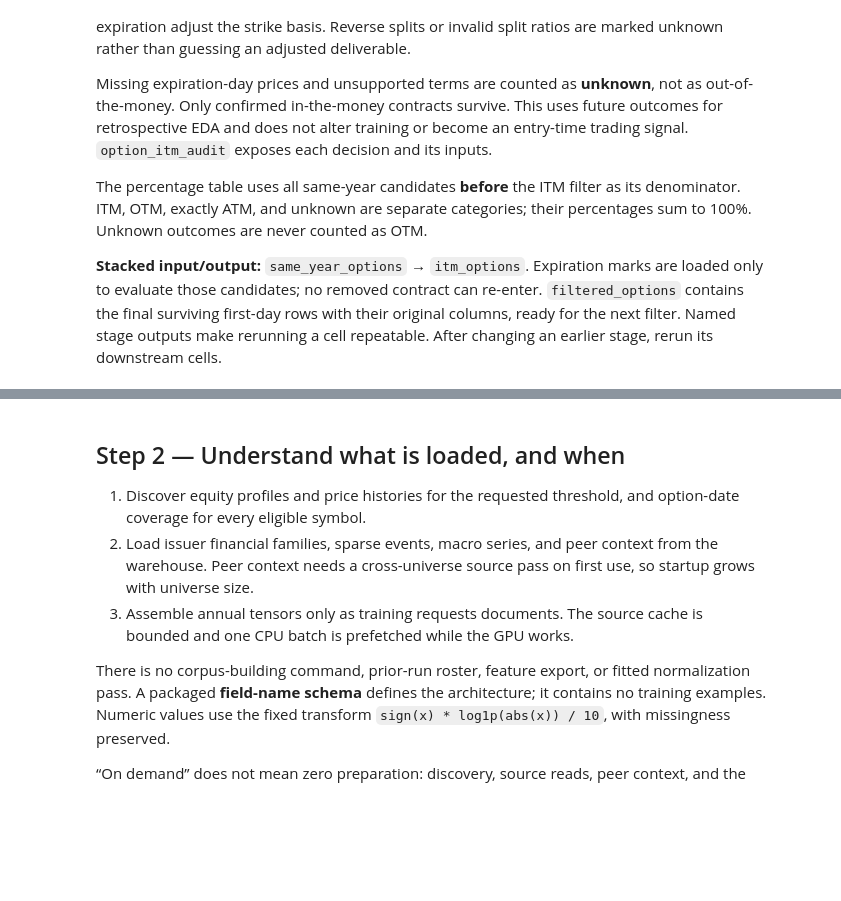
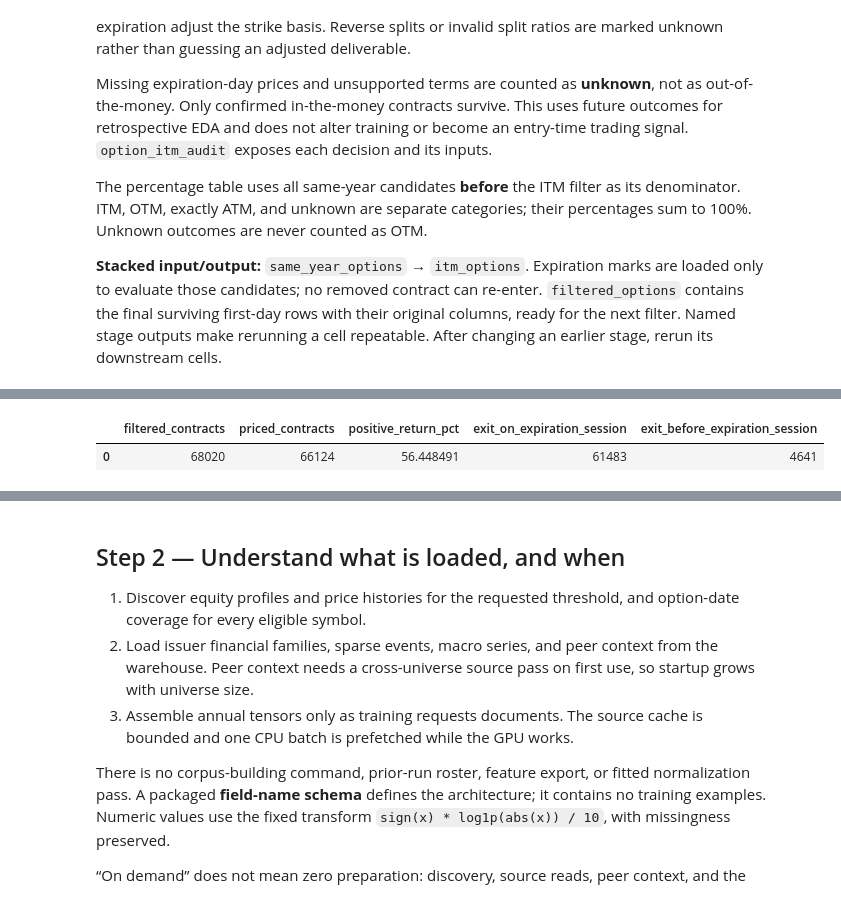
Before and after one commit to quantarb/quant-orchestrator, a Jupyter notebook: notebooks/multirate_warehouse_training.ipynb, the cells around one changed output, grey strips where cells are left out. Cells and saved outputs as stored; diff of their text form; code cells hidden in the pictures; blank space fills up the shorter version.

```diff
--- a/notebooks/multirate_warehouse_training.ipynb
+++ b/notebooks/multirate_warehouse_training.ipynb
@@ -579,0 +608,90 @@ Name: moneyness_pct, dtype: float64
+# %%
+from datetime import timedelta
+from quant_orchestrator.research_tools.frozen_option_adjustments import split_adjusted_members
+
+return_audits = []
+for (symbol,), selected in filtered_options.group_by("underlying_symbol", maintain_order=True):
+    expiry_days = option_itm_audit.select("underlying_symbol", "contract_symbol", "expiration_session")
+    entries = selected.select("underlying_symbol", "contract_symbol", "expiration", "strike", "option_type",
+                              pl.col("ask").alias("entry_ask")).join(
+        expiry_days, on=["underlying_symbol", "contract_symbol"], how="left")
+    stop = entries["expiration_session"].max()
+    quotes = read_thetadata_eod_option_chain(
+        symbol, start_date=first_day, end_date=stop, backend=warehouse.backend,
+        columns=["snapshot_date", "contract_symbol", "expiration", "strike", "option_type", "bid", "ask"])
+    members = entries.select("contract_symbol", "expiration", "strike", "option_type").with_columns(
+        pl.col("contract_symbol").alias("document_symbol"), pl.lit(1.).alias("weight"))
+    splits = warehouse.read_fundamentals(symbol, section="historical_splits",
+        start=first_day.date().isoformat(), end=stop.date().isoformat())
+    split_rows = [r for r in splits.sort("date").to_dicts() if first_day < r["date"] <= stop] if splits.height else []
+    boundaries = sorted({first_day, *[r["date"] for r in split_rows], stop + timedelta(days=1)})
+    pieces, unsupported_from = [], None
+    for left, right in zip(boundaries, boundaries[1:]):
+        factor = 1.
+        for split in split_rows:
+            if split["date"] <= left:
+                numerator, denominator = split.get("numerator"), split.get("denominator")
+                ratio = numerator / denominator if numerator and denominator and denominator > 0 else float("nan")
+                if not (1 <= ratio < float("inf")):
+                    unsupported_from = split["date"] if unsupported_from is None else min(unsupported_from, split["date"])
+                else:
+                    factor *= ratio
+        if unsupported_from is not None:
+            break
+        if quotes.is_empty():
+            continue
+        segment = quotes.filter((pl.col("snapshot_date") >= left) & (pl.col("snapshot_date") < right))
+        if segment.is_empty():
+            continue
+        adjusted = split_adjusted_members(members, segment, factor)
+        observed = segment.join(adjusted.select("contract_symbol", "document_symbol", "weight"),
+                                on="contract_symbol", how="inner")
+        pieces.append(observed.select(pl.col("document_symbol").alias("contract_symbol"),
+            "snapshot_date", pl.col("bid").alias("exit_bid"), pl.col("weight").alias("exit_contract_factor")))
+    if pieces:
+        paths = pl.concat(pieces, how="diagonal_relaxed").join(
+            entries.select("contract_symbol", "expiration_session"), on="contract_symbol", how="inner")
+        paths = paths.filter((pl.col("snapshot_date") > first_day) &
+                             (pl.col("snapshot_date") <= pl.col("expiration_session")))
+        last = (paths.sort("snapshot_date").group_by("contract_symbol").agg(
+            pl.col("snapshot_date").last().alias("exit_date"),
+            pl.col("exit_bid").last(), pl.col("exit_contract_factor").last()))
+    else:
+        last = pl.DataFrame(schema={"contract_symbol": pl.String, "exit_date": pl.Datetime("ns"),
+                                    "exit_bid": pl.Float64, "exit_contract_factor": pl.Float64})
+    result = entries.join(last, on="contract_symbol", how="left").with_columns(
+        pl.lit(first_day).alias("entry_date"),
+        (pl.col("exit_bid") * pl.col("exit_contract_factor")).alias("exit_bid_per_original_unit"))
+    unsupported = pl.col("expiration_session") >= unsupported_from if unsupported_from is not None else pl.lit(False)
+    result = result.with_columns(
+        pl.when(unsupported).then(pl.lit("unsupported_split"))
+        .when(~(pl.col("entry_ask").is_finite() & (pl.col("entry_ask") > 0)).fill_null(False)).then(pl.lit("invalid_entry_ask"))
+        .when(pl.col("exit_date").is_null()).then(pl.lit("missing_later_quote"))
+        .when(~(pl.col("exit_bid").is_finite() & (pl.col("exit_bid") >= 0)).fill_null(False)).then(pl.lit("invalid_exit_bid"))
+        .otherwise(pl.lit("priced")).alias("return_status"))
+    result = result.with_columns(
+        pl.when(pl.col("return_status") == "priced")
+        .then(100 * (pl.col("exit_bid_per_original_unit") / pl.col("entry_ask") - 1))
+        .otherwise(None).alias("profit_pct"),
+        (pl.col("expiration_session") - pl.col("exit_date")).dt.total_days().alias("days_before_expiration"),
+        (pl.col("exit_date") == pl.col("expiration_session")).fill_null(False).alias("exit_on_expiration_session"))
+    return_audits.append(result)
+
+option_return_audit = pl.concat(return_audits, how="diagonal_relaxed") if return_audits else pl.DataFrame()
+if option_return_audit.is_empty():
+    print("No filtered options to price. Run the stacked EDA cells first.")
+else:
+    option_returns = option_return_audit.to_pandas()
+    display(option_returns["profit_pct"].describe())
+    display(option_returns.groupby("return_status").size().rename("contracts").to_frame())
+    priced = option_returns.loc[option_returns.return_status == "priced"]
+    display(pd.DataFrame([{
+        "universe": EDA_UNIVERSE, "year": EDA_YEAR,
+        "filtered_contracts": len(filtered_options), "priced_contracts": len(priced),
+        "positive_return_pct": 100 * priced.profit_pct.gt(0).mean(),
+        "exit_on_expiration_session": int(priced.exit_on_expiration_session.sum()),
+        "exit_before_expiration_session": int((~priced.exit_on_expiration_session).sum()),
+    }]))
+    display(option_returns[["underlying_symbol", "contract_symbol", "entry_date", "entry_ask",
+        "exit_date", "exit_bid", "exit_contract_factor", "profit_pct", "days_before_expiration", "return_status"]].head(20))
+# %% [output]
@@ -579,0 +711,2 @@ Name: moneyness_pct, dtype: float64
+|  | filtered_contracts | priced_contracts | positive_return_pct | exit_on_expiration_session | exit_before_expiration_session |
+| 0 | 68020 | 66124 | 56.448491 | 61483 | 4641 |
```
Also changed, not shown: parts of 6 cells of this notebook, 1 other file.
